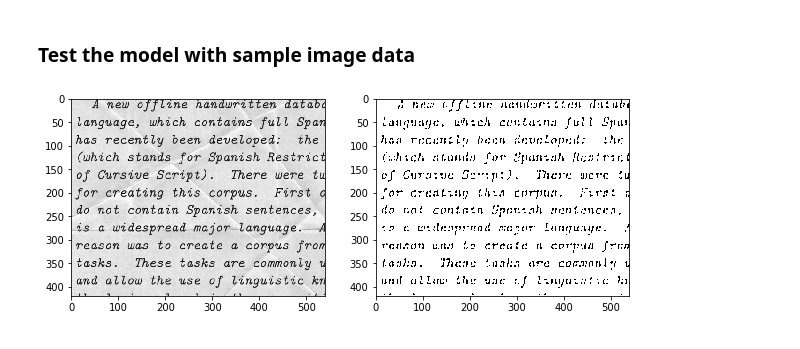
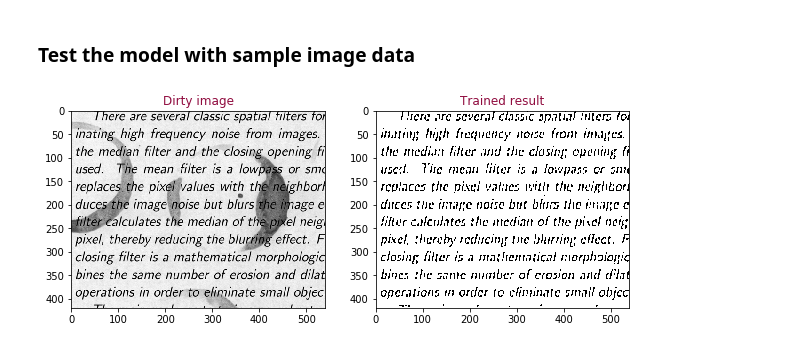
Before and after one commit to gandalf1819/Denoise-Noisy-Docs, a Jupyter notebook: Autoencoder-noisydata.ipynb, the cells around one changed output. Cells and saved outputs as stored; diff of their text form; code cells hidden in the pictures.

```diff
--- a/Autoencoder-noisydata.ipynb
+++ b/Autoencoder-noisydata.ipynb
@@ -159,17 +164,21 @@ Epoch 10/10
 # %% [markdown]
 ### Test the model with sample image data
 # %%
-sample_test = load_img(test/ test_images[10], grayscale=True, target_size=(420,540))
+sample_test = load_img(train/ train_images[-1], grayscale=True, target_size=(420,540))
 sample_test = img_to_array(sample_test)
 sample_test_img = sample_test.astype('float32')/255.
 sample_test_img = np.expand_dims(sample_test, axis=0)
 
 # Get the predition
 predicted_label = np.squeeze(autoencoder.predict(sample_test_img))
 
 f, ax = plt.subplots(1,2, figsize=(10,8))
 ax[0].imshow(np.squeeze(sample_test), cmap='gray')
 ax[1].imshow(np.squeeze(predicted_label.astype('int8')), cmap='gray')
+
+ax[0].set_title('Dirty image', color='#900c3f')
+ax[1].set_title('Trained result', color='#900c3f')
+
 plt.show()
 # %% [output]
-[figure, old version]
+[figure, new version]
```
Also changed, not shown: parts of 11 cells of this notebook.
